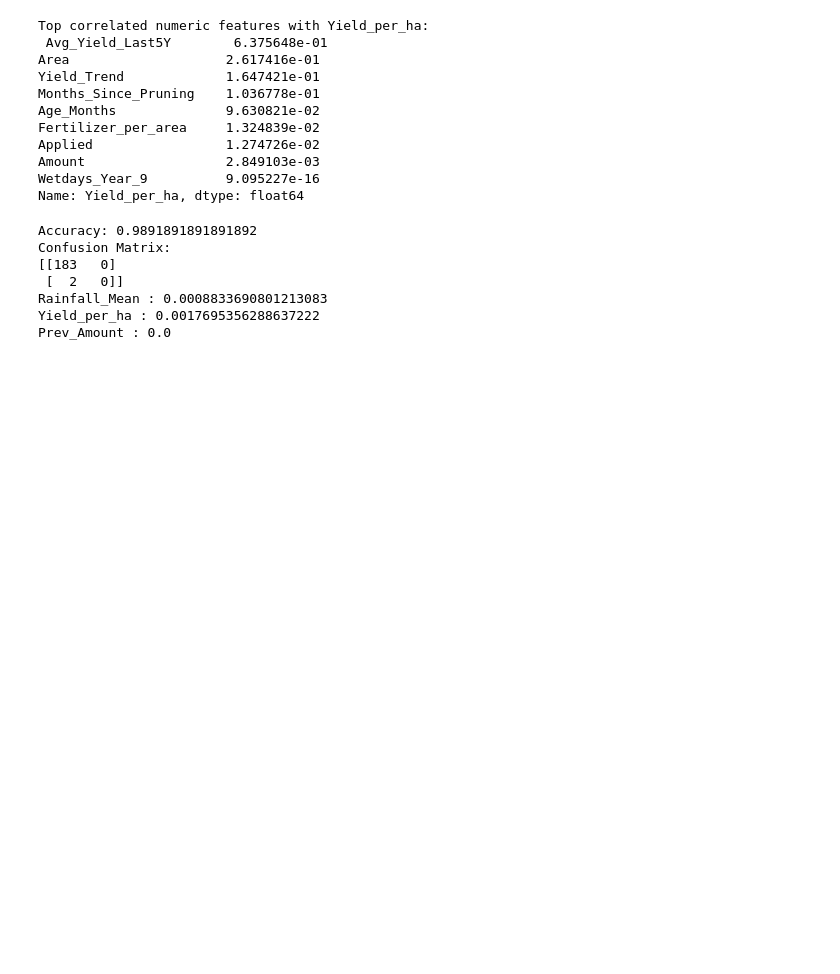
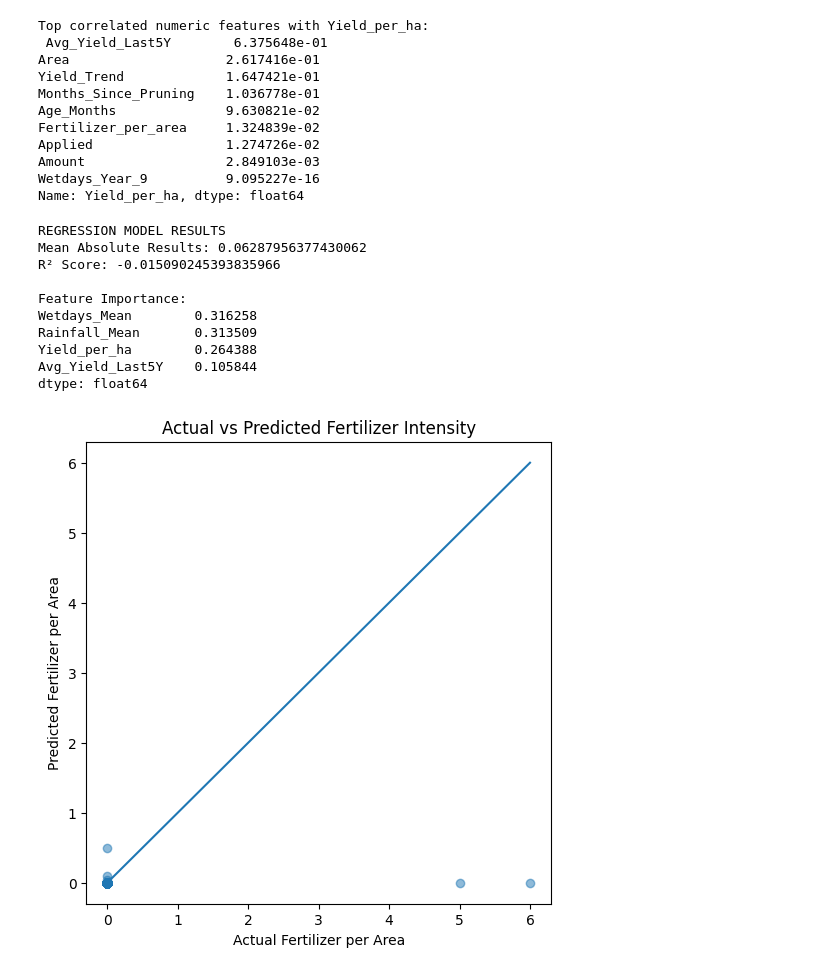
Before and after one commit to Akshatha7710/smart-tea-estate-management-system, a Jupyter notebook: FerilizerSchedule.ipynb, the cells around one changed output. Cells and saved outputs as stored; diff of their text form; code cells hidden in the pictures; blank space fills up the shorter version.

Commit message:
Trained data on a regression and a sequential model

```diff
--- a/FerilizerSchedule.ipynb
+++ b/FerilizerSchedule.ipynb
@@ -206,37 +209,66 @@ Amount                  2.849103e-03
 Wetdays_Year_9          9.095227e-16
 Name: Yield_per_ha, dtype: float64
 # %%
-#Classification model
+#Regression Model
 X = merged_df[
-    ['Rainfall_Mean', 'Yield_per_ha', 'Prev_Amount']
+    [
+        'Rainfall_Mean',
+        'Wetdays_Mean',
+        'Yield_per_ha',
+        'Avg_Yield_Last5Y'
+    ]
 ]
 
-y = merged_df['Applied']
-from sklearn.model_selection import train_test_split
+y = merged_df['Fertilizer_per_area']
 
 X_train, X_test, y_train, y_test = train_test_split(
-    X, y,
+    X,
+    y,
     test_size=0.2,
     random_state=42
 )
-from sklearn.linear_model import LogisticRegression
 
-model = LogisticRegression()
+
+model = RandomForestRegressor(
+    n_estimators=100,
+    random_state=42
+)
+
 model.fit(X_train, y_train)
-from sklearn.metrics import accuracy_score, confusion_matrix
 
 y_pred = model.predict(X_test)
 
-print("Accuracy:", accuracy_score(y_test, y_pred))
-print("Confusion Matrix:")
-print(confusion_matrix(y_test, y_pred))
-for feature, coef in zip(X.columns, model.coef_[0]):
-    print(feature, ":", coef)
+
+print("REGRESSION MODEL RESULTS")
+print("Mean Absolute Results:", mean_absolute_error(y_test, y_pred))
+print("R² Score:", r2_score(y_test, y_pred))
+
+
+feature_importance = pd.Series(
+    model.feature_importances_,
+    index=X.columns
+).sort_values(ascending=False)
+
+print("\nFeature Importance:")
+print(feature_importance)
 # %% [output]
-Accuracy: 0.9891891891891892
-Confusion Matrix:
-[[183   0]
- [  2   0]]
-Rainfall_Mean : 0.0008833690801213083
-Yield_per_ha : 0.0017695356288637222
-Prev_Amount : 0.0
+REGRESSION MODEL RESULTS
+Mean Absolute Results: 0.06287956377430062
+R² Score: -0.015090245393835966
+
+Feature Importance:
+Wetdays_Mean        0.316258
+Rainfall_Mean       0.313509
+Yield_per_ha        0.264388
+Avg_Yield_Last5Y    0.105844
+dtype: float64
+# %%
+plt.figure(figsize=(6,6))
+plt.scatter(y_test, y_pred, alpha=0.5)
+plt.xlabel("Actual Fertilizer per Area")
+plt.ylabel("Predicted Fertilizer per Area")
+plt.title("Actual vs Predicted Fertilizer Intensity")
+plt.plot([0, max(y_test)], [0, max(y_test)])
+plt.show()
+# %% [output]
+[figure, added]
```
Also changed, not shown: parts of 2 cells of this notebook.
